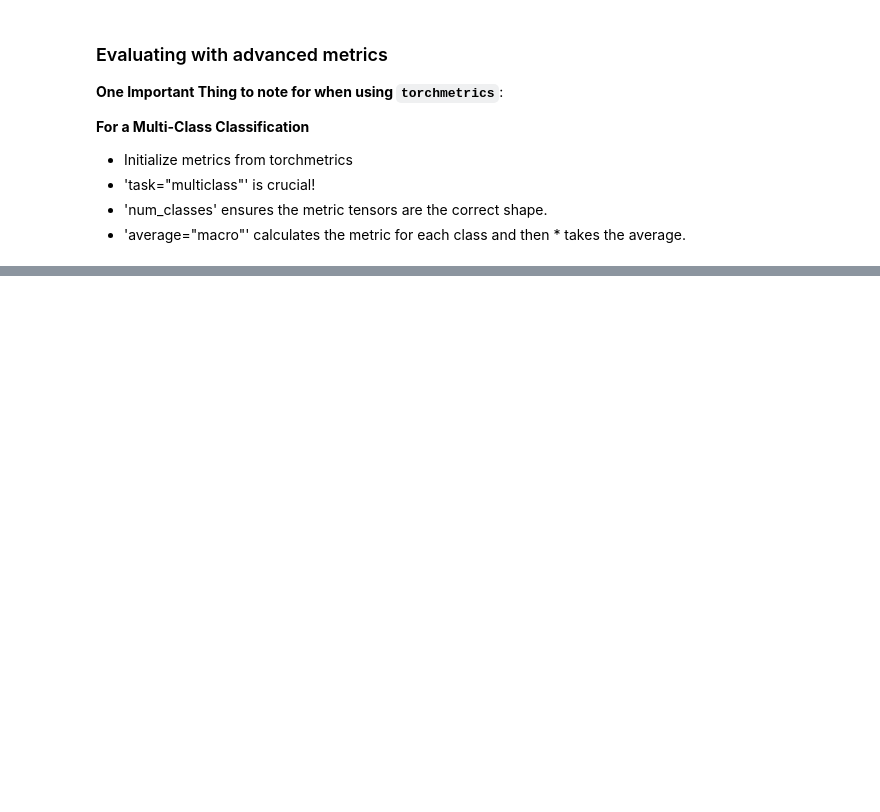
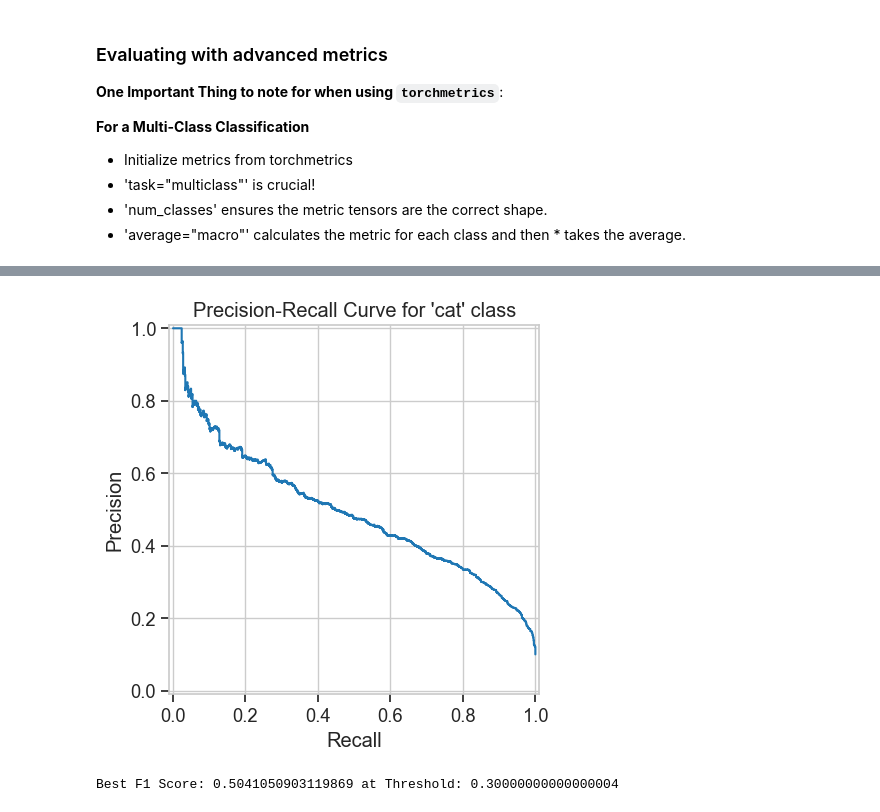
Before and after one commit to Dawood-ML/Pytorch_DUMP, a Jupyter notebook: Phase_1_Foundations/Chunk_08_Advanced_Metrics_and_Evaluation/A_Clinical_Environment/metics.ipynb, the cells around one changed output, grey strips where cells are left out. Cells and saved outputs as stored; diff of their text form; code cells hidden in the pictures; blank space fills up the shorter version.

```diff
--- a/Phase_1_Foundations/Chunk_08_Advanced_Metrics_and_Evaluation/A_Clinical_Environment/metics.ipynb
+++ b/Phase_1_Foundations/Chunk_08_Advanced_Metrics_and_Evaluation/A_Clinical_Environment/metics.ipynb
@@ -263,0 +408,48 @@ Macro F1-Score: 0.6604
+# %%
+## advanced
+
+# Task:
+
+# 1. Instead of only taking `argmax`, collect the raw **logits** or **softmax probabilities** for one class (e.g., `"cat"`).
+# 2. Sweep decision thresholds from 0 → 1 in steps (0.1, 0.2, …).
+# 3. Plot a **Precision–Recall curve**.
+# 4. Find the threshold where **F1 is maximized**.
+
+
+from sklearn.metrics import precision_recall_curve, f1_score
+from sklearn.metrics import PrecisionRecallDisplay
+from sklearn.preprocessing import label_binarize
+y_true = []
+cat_probs = []
+cat_index = classes.index('cat')
+model.eval()
+with torch.no_grad():
+    for data in tqdm(test_loader, desc= "Evaluating"):
+        images, labels = data[0].to(device), data[1].to(device)
+        outputs = model(images)
+        probs = torch.softmax(outputs, dim=1)
+        cat_prob = probs[:, cat_index]
+        cat_probs.extend(cat_prob.cpu().numpy())
+        y_true.extend((labels == cat_index).cpu().numpy())
+y_true = np.array(y_true)
+cat_probs = np.array(cat_probs)
+
+precision, recall, _ = precision_recall_curve(y_true, cat_probs)
+disp = PrecisionRecallDisplay(precision=precision, recall=recall)
+disp.plot()
+plt.title("Precision-Recall Curve for 'cat' class")
+plt.show()
+best_f1 = 0
+best_threshold = 0
+
+for threshold in np.arange(0, 1.1, 0.1):
+    preds = (cat_probs > threshold).astype(int)
+    f1 = f1_score(y_true, preds)
+    if f1 > best_f1:
+        best_f1 = f1
+        best_threshold = threshold
+
+print(f"Best F1 Score: {best_f1} at Threshold: {best_threshold}")
+# %% [output]
+[figure, added]
+Best F1 Score: 0.5041050903119869 at Threshold: 0.30000000000000004
```
Also changed, not shown: parts of 5 cells of this notebook, 32 other files.
